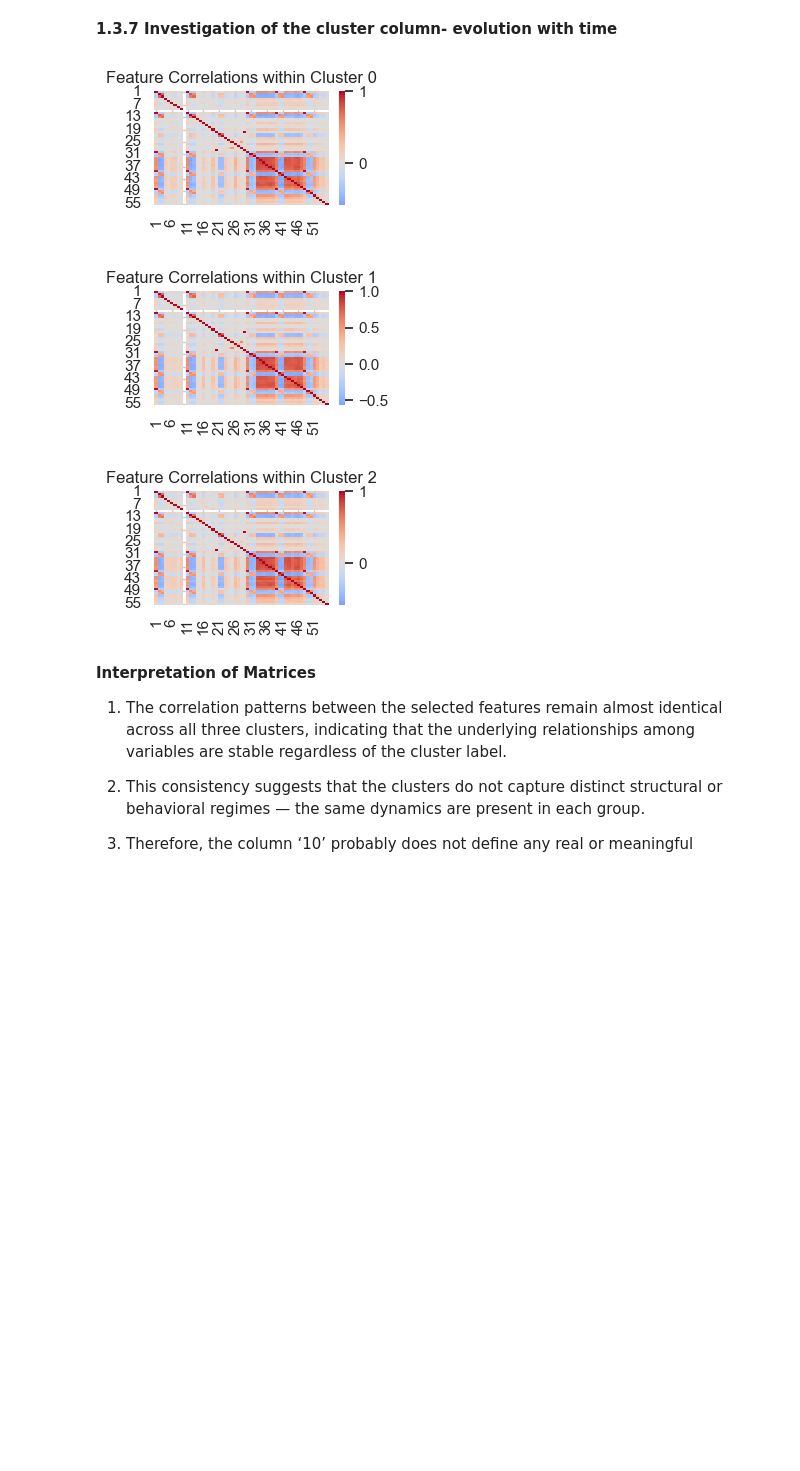
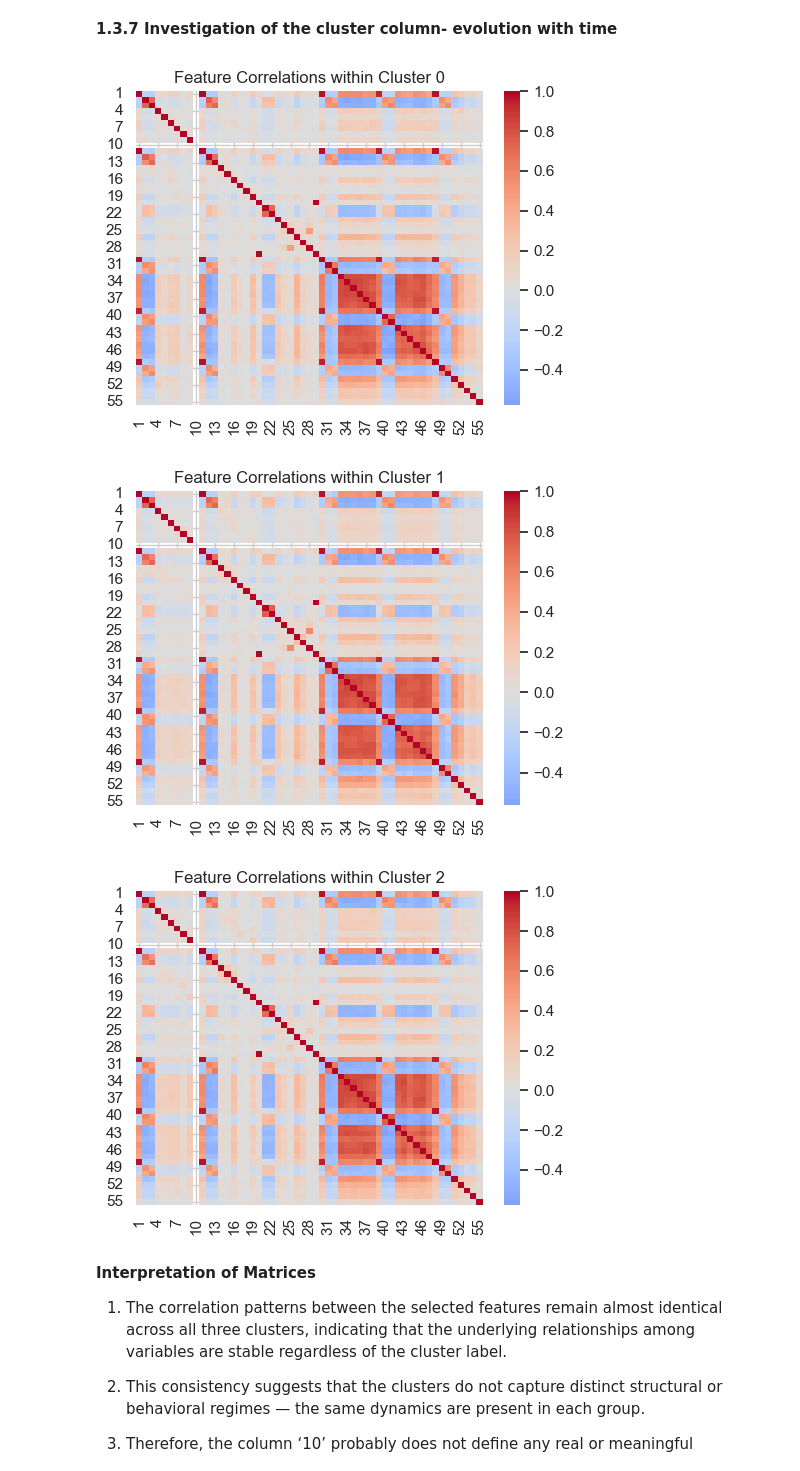
Before and after one commit to jaiveer-singh-madan/Unnamed-Time-Series-Dataset-Analysis, a Jupyter notebook: Time-Series-Analysis.ipynb, the cells around one changed output. Cells and saved outputs as stored; diff of their text form; code cells hidden in the pictures; blank space fills up the shorter version.

```diff
--- a/Time-Series-Analysis.ipynb
+++ b/Time-Series-Analysis.ipynb
@@ -468,16 +468,16 @@ cluster_col='10'
 # %%
 # Check if feature interrelationships differ between clusters
 for cluster_id in sorted(df[cluster_col].unique()):
     corr = df[df[cluster_col] == cluster_id][numeric_cols].corr()
-    plt.figure(figsize=(3,2))
+    plt.figure(figsize=(5,4))
     sns.heatmap(corr, annot=False, cmap='coolwarm', center=0)
     plt.title(f"Feature Correlations within Cluster {cluster_id}")
     plt.tight_layout()
     plt.show()
 # %% [output]
-[figure, old version]
+[figure, new version]
-[figure, old version]
+[figure, new version]
-[figure, old version]
+[figure, new version]
 # %% [markdown]
 **Interpretation of Matrices**
 
```
